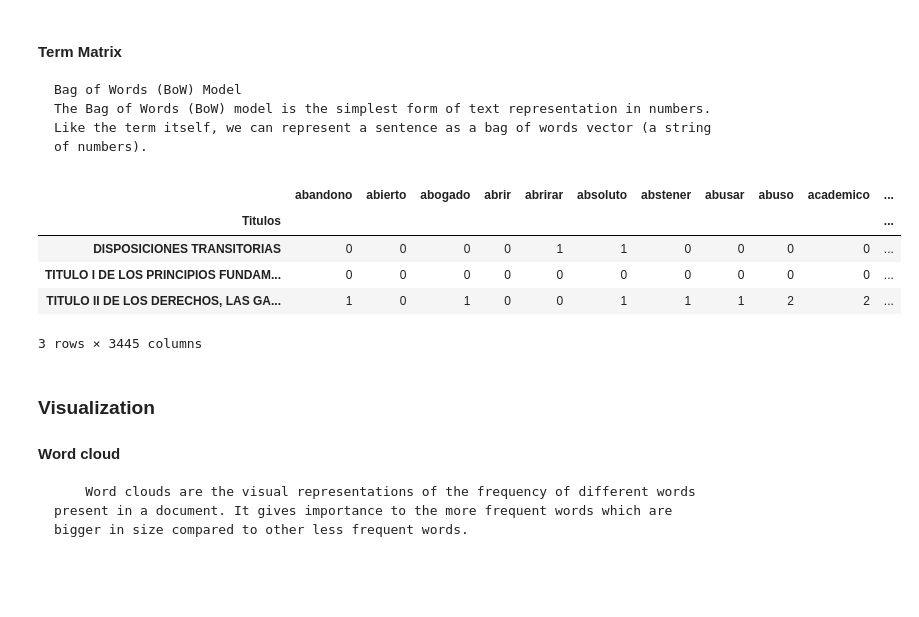
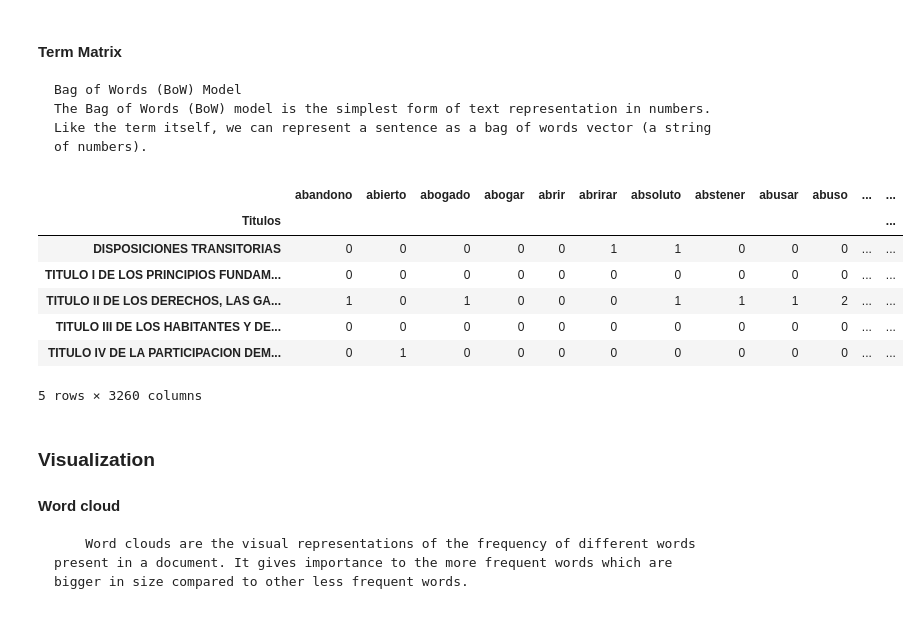
Before and after one commit to Edward-TL/LegalSearcher, a Jupyter notebook: Reports/report_1.ipynb, the cells around one changed output. Saved outputs shown, nothing was run; the diff lists cells and outputs as text; code cells hidden in the pictures; blank space fills up the shorter version.

```diff
--- a/Reports/report_1.ipynb
+++ b/Reports/report_1.ipynb
@@ -113,4 +97,9 @@ df['Contenido'] = df['Contenido'].str.normalize('NFKD')\
 # %%
+#Accent removing
+df['Contenido'] = df['Contenido'].str.normalize('NFKD')\
+       .str.encode('ascii', errors='ignore')\
+       .str.decode('utf-8')
+
 #Removing Articulo....
 df['Contenido'].replace(r'[a-zA-Z\s]+\d+\.\s','', regex=True,inplace=True)
 df['Contenido'].replace(r'\n','', regex=True,inplace=True)
@@ -122,6 +111,6 @@ df['Contenido'] = df['Contenido'].apply(lambda x: re.sub('\w*\d\w*','', x))
 #Remove punctuations
 df['Contenido'] = df['Contenido'].apply(lambda x: re.sub('[%s]' % re.escape(string.punctuation), '', x))
 #Remove short Words
-df['Contenido'].replace(r'\b(\w{1,3})\b', '', regex=True, inplace=True)
+# df['Contenido'].replace(r'\b(\w{1,3})\b', '', regex=True, inplace=True)
 #Remove extra spaces
 df['Contenido'] = df['Contenido'].apply(lambda x: re.sub(' +',' ',x))
@@ -173,18 +171,20 @@ df_grouped.head(14)
 # %%
 # Creating Document Term Matrix
 from sklearn.feature_extraction.text import CountVectorizer
 cv=CountVectorizer(analyzer='word')
 data=cv.fit_transform(df_grouped['lemmatized'])
 df_dtm = pd.DataFrame(data.toarray(), columns=cv.get_feature_names())
 df_dtm.index=df_grouped.index
-df_dtm.head(3)
+df_dtm.head()
 # %% [output]
-|  | abandono | abierto | abogado | abrir | abrirar | absoluto | abstener | abusar | abuso | academico | ... |
-| Titulos |  |  |  |  |  |  |  |  |  |  | ... |
-| DISPOSICIONES TRANSITORIAS | 0 | 0 | 0 | 0 | 1 | 1 | 0 | 0 | 0 | 0 | ... |
-| TITULO I DE LOS PRINCIPIOS FUNDAM... | 0 | 0 | 0 | 0 | 0 | 0 | 0 | 0 | 0 | 0 | ... |
-| TITULO II DE LOS DERECHOS, LAS GA... | 1 | 0 | 1 | 0 | 0 | 1 | 1 | 1 | 2 | 2 | ... |
+|  | abandono | abierto | abogado | abogar | abrir | abrirar | absoluto | abstener | abusar | abuso | ... | ... |
+| Titulos |  |  |  |  |  |  |  |  |  |  |  | ... |
+| DISPOSICIONES TRANSITORIAS | 0 | 0 | 0 | 0 | 0 | 1 | 1 | 0 | 0 | 0 | ... | ... |
+| TITULO I DE LOS PRINCIPIOS FUNDAM... | 0 | 0 | 0 | 0 | 0 | 0 | 0 | 0 | 0 | 0 | ... | ... |
+| TITULO II DE LOS DERECHOS, LAS GA... | 1 | 0 | 1 | 0 | 0 | 0 | 1 | 1 | 1 | 2 | ... | ... |
+| TITULO III DE LOS HABITANTES Y DE... | 0 | 0 | 0 | 0 | 0 | 0 | 0 | 0 | 0 | 0 | ... | ... |
+| TITULO IV DE LA PARTICIPACION DEM... | 0 | 1 | 0 | 0 | 0 | 0 | 0 | 0 | 0 | 0 | ... | ... |
-3 rows × 3445 columns
+5 rows × 3260 columns
 # %%
 # https://www.analyticsvidhya.com/blog/2020/02/quick-introduction-bag-of-words-bow-tf-idf/
 # %% [markdown]
```
Also changed, not shown: parts of 12 cells of this notebook.
